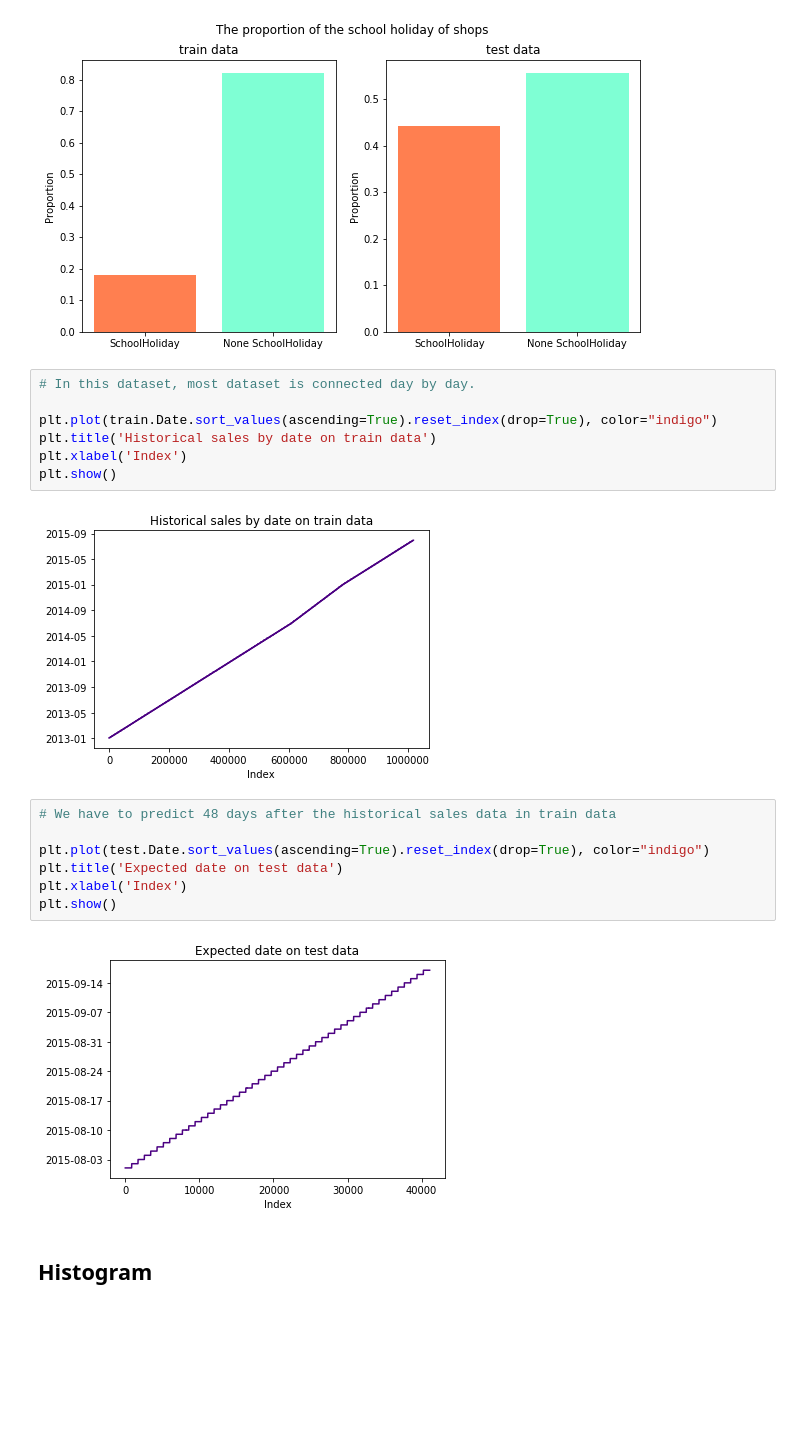
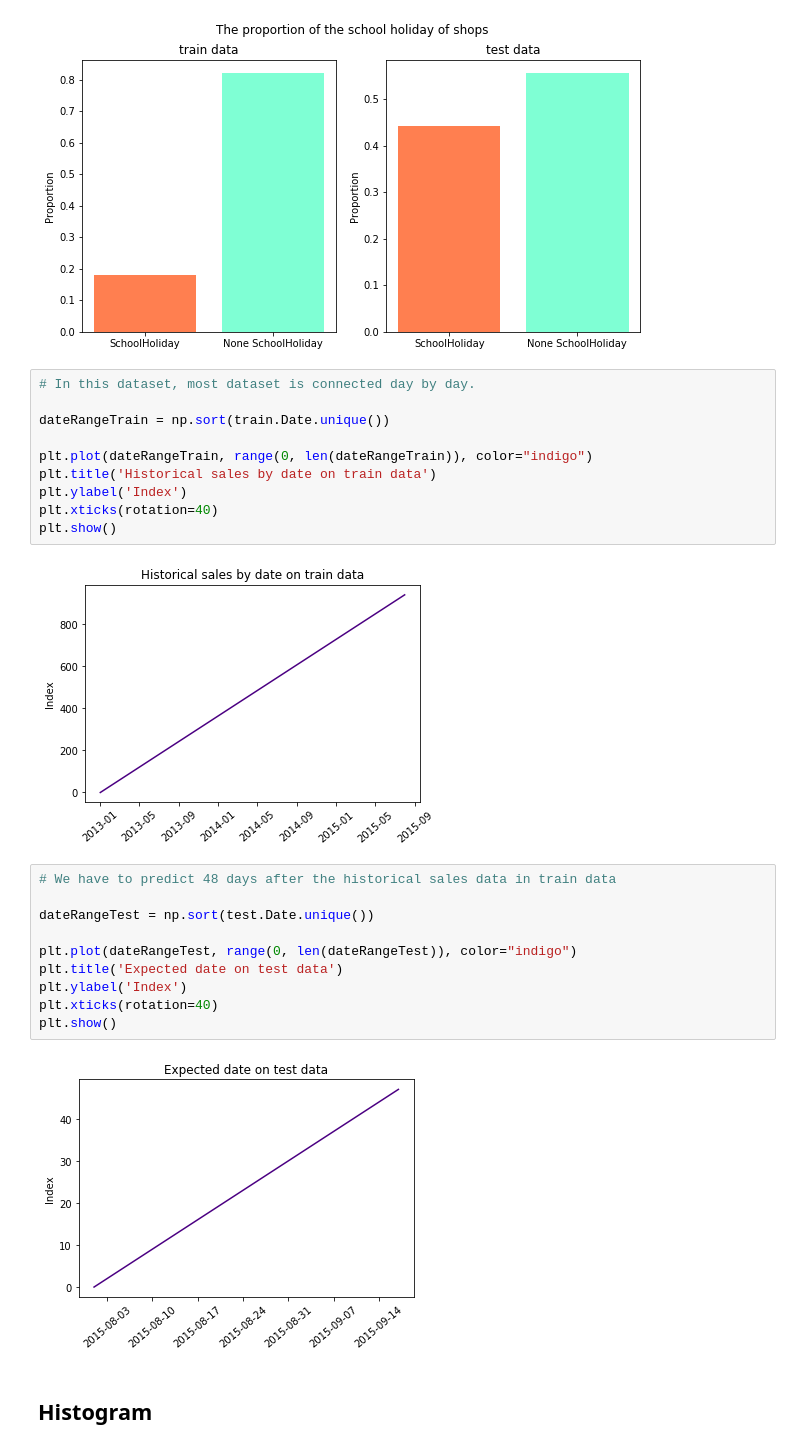
Before and after one commit to bozhlab/Rossmann_store_sales, a Jupyter notebook: DataExploration.ipynb, the cells around one changed output. Drawn from its saved outputs; the diff is of its cells as text; blank space fills up the shorter version.

```diff
--- a/DataExploration.ipynb
+++ b/DataExploration.ipynb
@@ -417,21 +417,27 @@ plt.show()
 # %%
 # In this dataset, most dataset is connected day by day.
 
-plt.plot(train.Date.sort_values(ascending=True).reset_index(drop=True), color="indigo")
+dateRangeTrain = np.sort(train.Date.unique())
+
+plt.plot(dateRangeTrain, range(0, len(dateRangeTrain)), color="indigo")
 plt.title('Historical sales by date on train data')
-plt.xlabel('Index')
+plt.ylabel('Index')
+plt.xticks(rotation=40)
 plt.show()
 # %% [output]
-[figure, old version]
+[figure, new version]
 # %%
 # We have to predict 48 days after the historical sales data in train data
 
-plt.plot(test.Date.sort_values(ascending=True).reset_index(drop=True), color="indigo")
+dateRangeTest = np.sort(test.Date.unique())
+
+plt.plot(dateRangeTest, range(0, len(dateRangeTest)), color="indigo")
 plt.title('Expected date on test data')
-plt.xlabel('Index')
+plt.ylabel('Index')
+plt.xticks(rotation=40)
 plt.show()
 # %% [output]
-[figure, old version]
+[figure, new version]
 # %% [markdown]
 ## Histogram
 # %%
```
Also changed, not shown: parts of 9 cells of this notebook, 2 other files.
